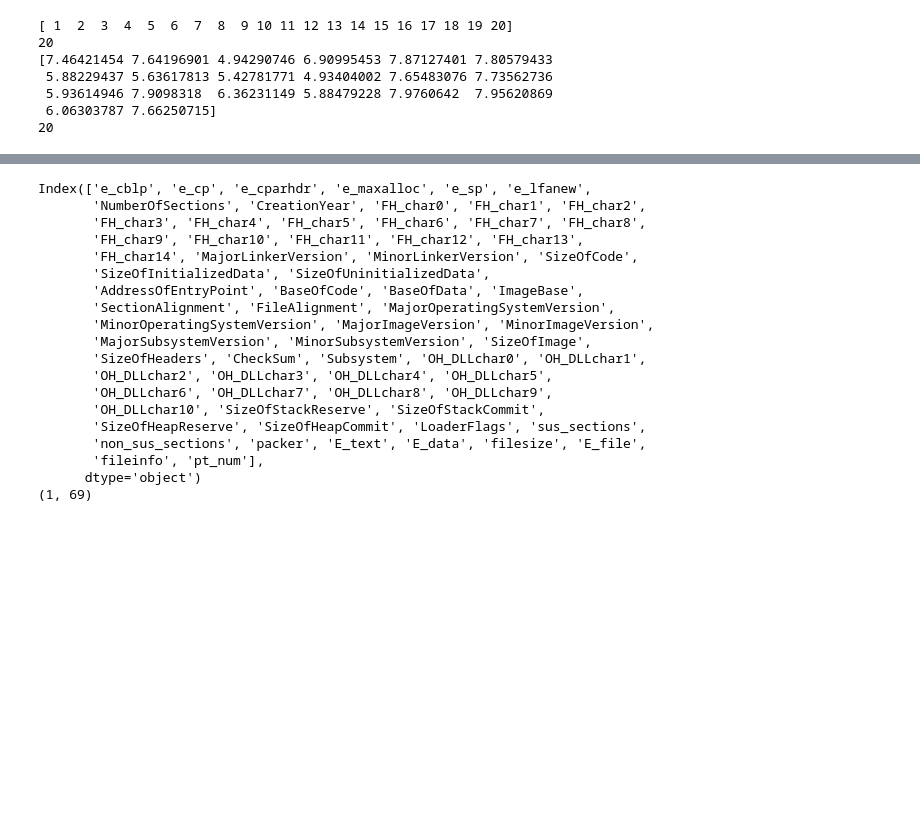
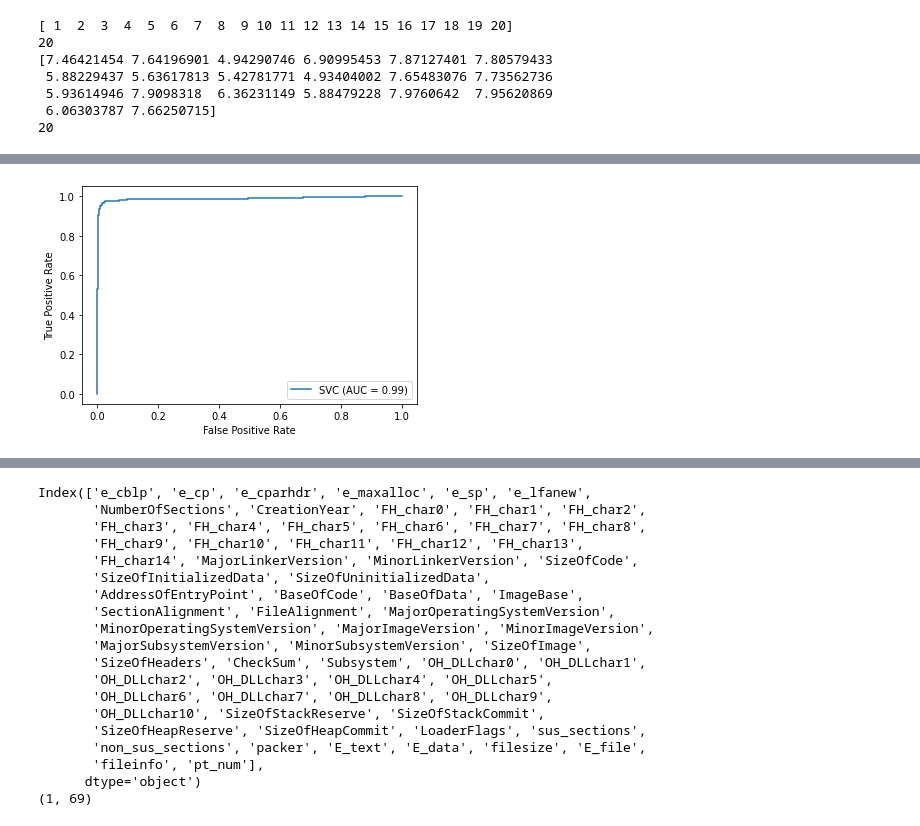
Before and after one commit to AlexKonstantinoff/PythonProjects, a Jupyter notebook: clamp_analysis.ipynb, the cells around one changed output, grey strips where cells are left out. Saved outputs shown, nothing was run; the diff lists cells and outputs as text; code cells hidden in the pictures; blank space fills up the shorter version.

```diff
--- a/clamp_analysis.ipynb
+++ b/clamp_analysis.ipynb
@@ -209,0 +188,6 @@ print('Правильность после MaxAbsScaler: {:.3f}'.format(
+# %%
+svc = SVC(C=100, gamma=1).fit(X_train_minmaxSc, y_train)
+plot_roc_curve(svc, X_test_minmaxSc, y_test)
+plt.show()
+# %% [output]
+[figure, added]
```
Also changed, not shown: parts of 8 cells of this notebook.
